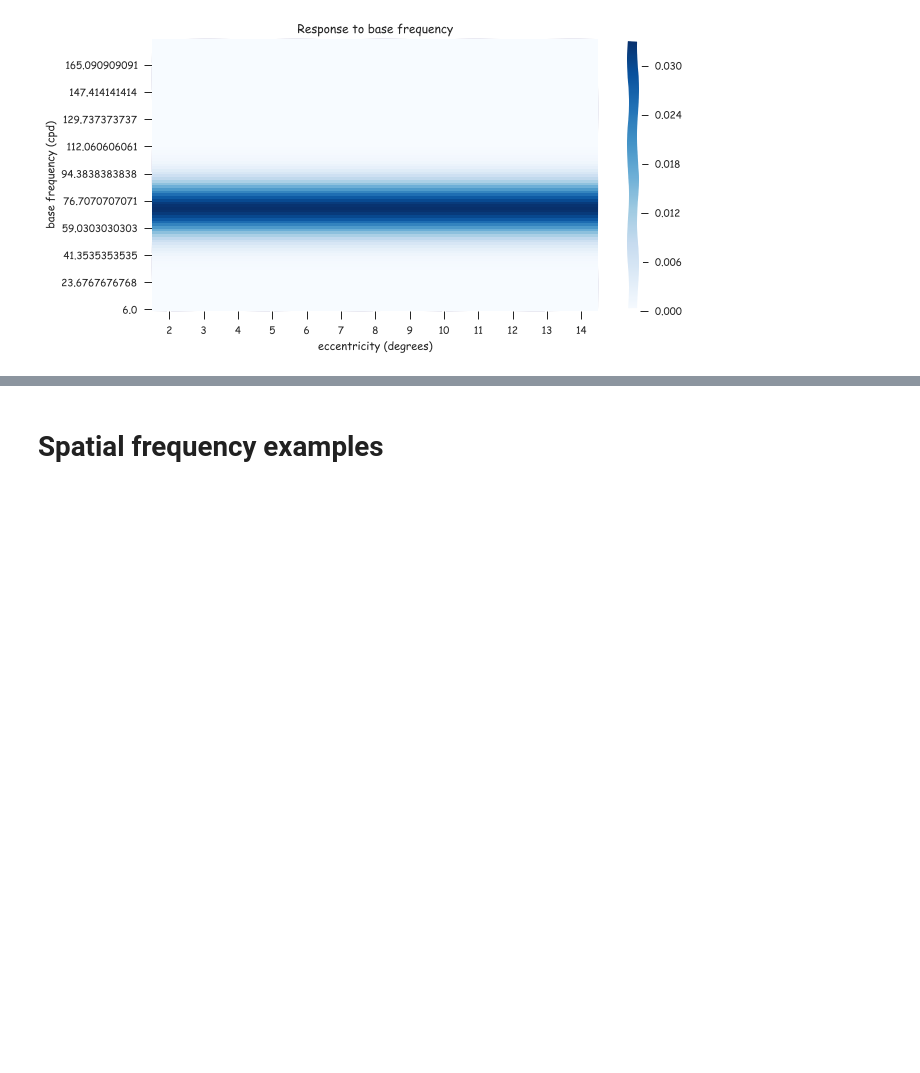
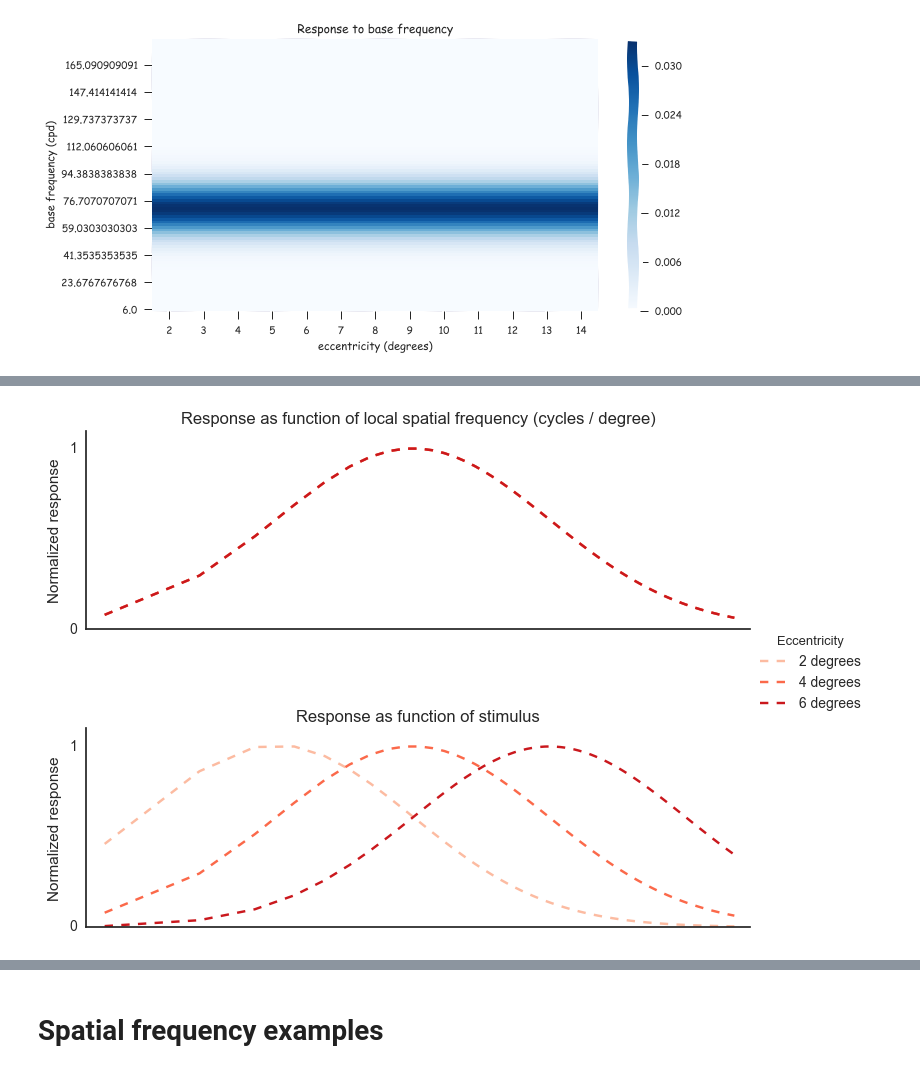
Before and after one commit to billbrod/spatial-frequency-preferences, a Jupyter notebook: notebooks/01-Background.ipynb, the cells around one changed output, grey strips where cells are left out. Cells and saved outputs as stored; diff of their text form; code cells hidden in the pictures; blank space fills up the shorter version.

```diff
--- a/notebooks/01-Background.ipynb
+++ b/notebooks/01-Background.ipynb
@@ -250,3 +251,28 @@ with sns.plotting_context('poster', font_scale=1), sns.axes_style('white'):
+# %%
+with sns.plotting_context('%notebook'), sns.axes_style('white'):
+    x = np.array(range(1,101))/3.5
+    sig1 = [sfp.utils.log_norm_pdf(x, 1, 2, 1)] * 3
+    sig2 = [sfp.utils.log_norm_pdf(x, 1, i+1, 1) for i in range(3)]
+    ecc = ['2 degrees'] * len(x) + ['4 degrees'] * len(x) + ['6 degrees'] * len(x)
+    resp_type = ['sf'] * len(ecc) + ['stim'] * len(ecc)
+    df = pd.DataFrame({'sf': np.tile(x, 6), 'sig': np.array(sig1+sig2).flatten(), 'Eccentricity': ecc*2, 'resp_type': resp_type})
+    df['norm_sig'] = df.groupby(['resp_type', 'Eccentricity']).sig.apply(lambda x: x/x.max())
+    g = sns.FacetGrid(df, row='resp_type', hue='Eccentricity', palette='Reds', sharex=False, aspect=2.5)
+    g.map(plt.semilogx, 'sf', 'norm_sig', basex=2, linestyle='--')
+    g.add_legend()
+    for i, ax in enumerate(g.axes.flatten()):
+        if i==0:
+            ax.set_title('Response as function of local spatial frequency (cycles / degree)')
+        if i==1:
+            ax.set_title('Response as function of stimulus')
+        ax.xaxis.set_visible(False)
+        ax.set_yticks([0, 1])
+        ax.set_ylabel('Normalized response')
+        ax.set_ylim((0, 1.1))
+    plt.subplots_adjust(hspace=.5)
+#    fig.savefig('constant_prediction.svg')
+# %% [output]
+[figure, added]
 # %%
 with sns.plotting_context('poster'), sns.axes_style('white'):
     cmap = sns.color_palette('Reds', 3)
```
Also changed, not shown: parts of 12 cells of this notebook, 1 other file.
